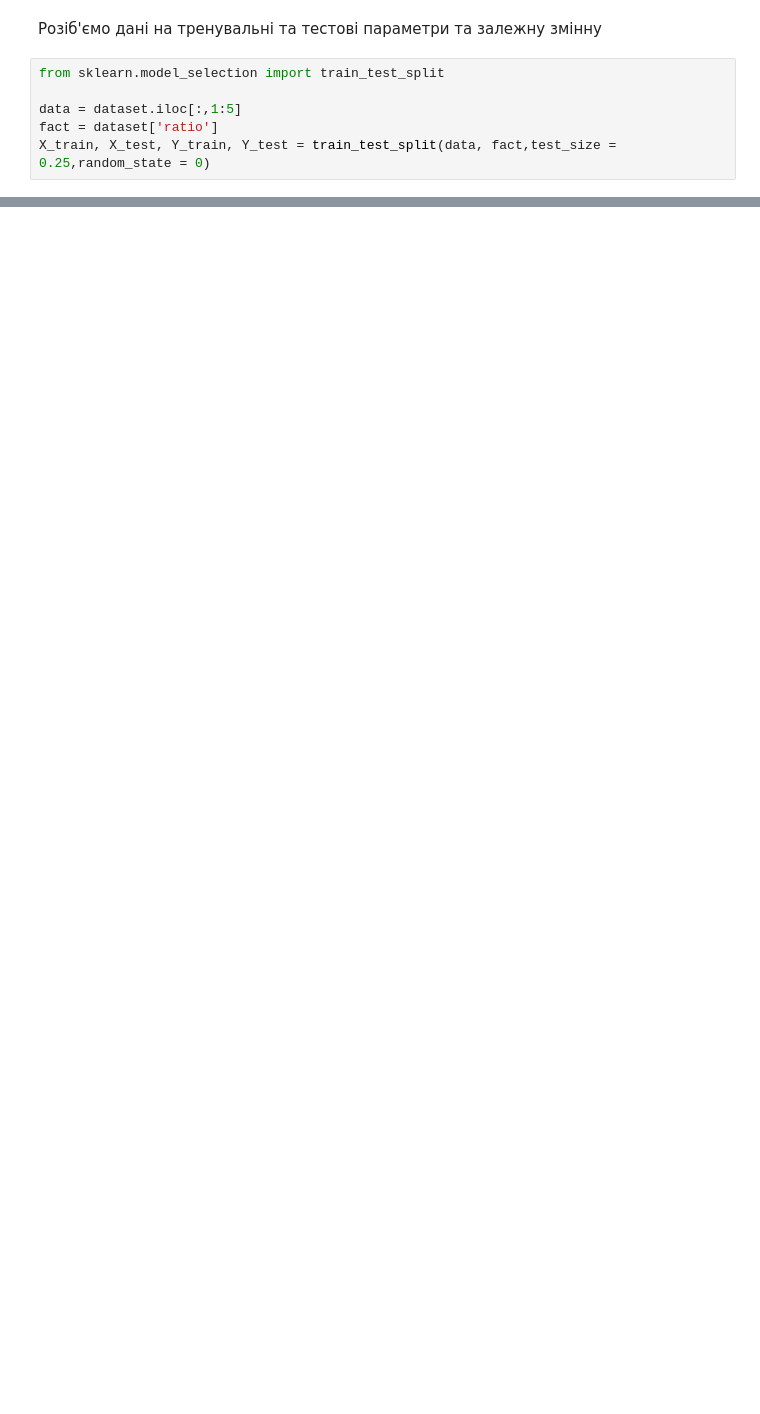
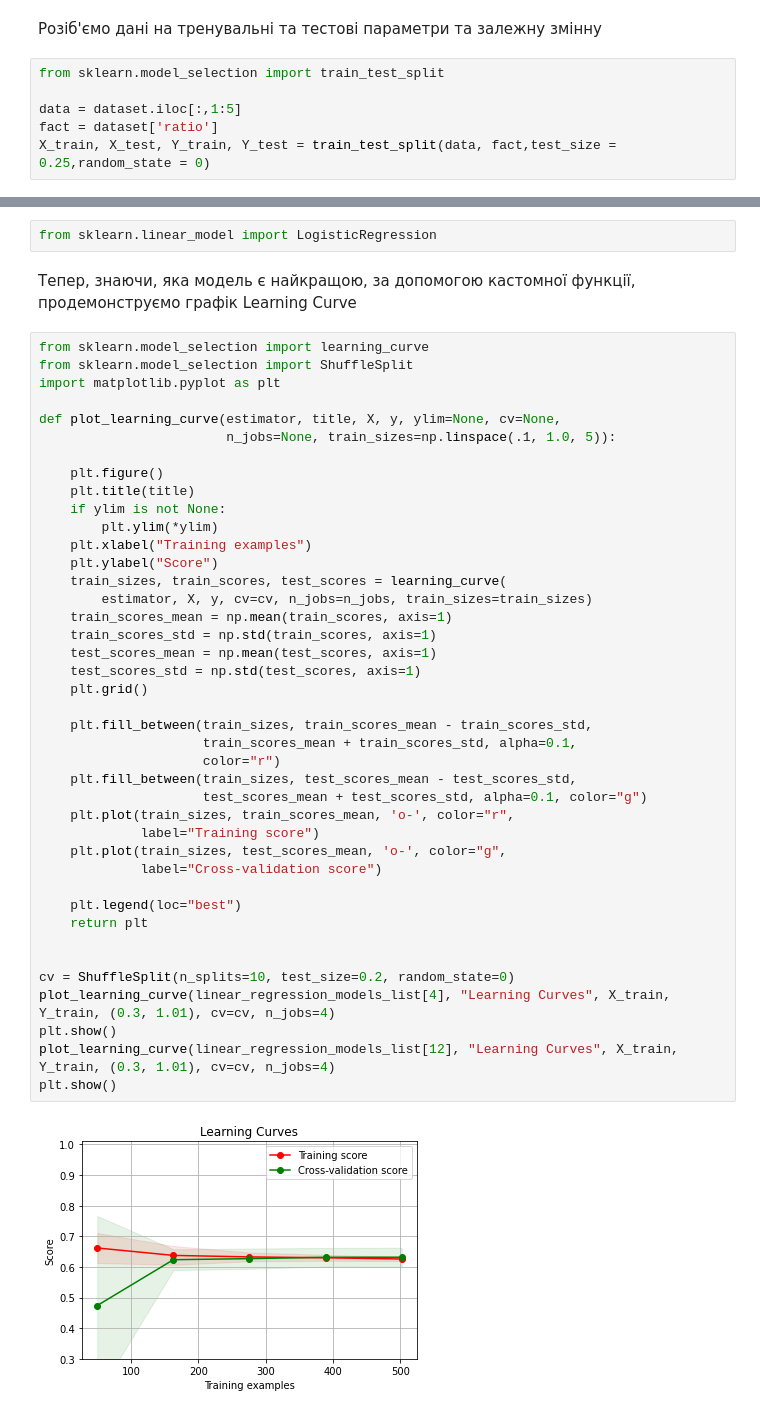
Before and after one commit to YarikHumanities/Canser-Analysis, a Jupyter notebook: methods.ipynb, the cells around one changed output, grey strips where cells are left out. Drawn from its saved outputs; the diff is of its cells as text; blank space fills up the shorter version.

```diff
--- a/methods.ipynb
+++ b/methods.ipynb
@@ -59,0 +153,47 @@ X_train, X_test, Y_train, Y_test = train_test_split(data, fact,test_size = 0.25,
+# %%
+from sklearn.linear_model import LogisticRegression
+# %% [markdown]
+Тепер, знаючи, яка модель є найкращою, за допомогою кастомної функції, продемонструємо графік Learning Curve
+# %%
+from sklearn.model_selection import learning_curve
+from sklearn.model_selection import ShuffleSplit
+import matplotlib.pyplot as plt
+
+def plot_learning_curve(estimator, title, X, y, ylim=None, cv=None,
+                        n_jobs=None, train_sizes=np.linspace(.1, 1.0, 5)):
+
+    plt.figure()
+    plt.title(title)
+    if ylim is not None:
+        plt.ylim(*ylim)
+    plt.xlabel("Training examples")
+    plt.ylabel("Score")
+    train_sizes, train_scores, test_scores = learning_curve(
+        estimator, X, y, cv=cv, n_jobs=n_jobs, train_sizes=train_sizes)
+    train_scores_mean = np.mean(train_scores, axis=1)
+    train_scores_std = np.std(train_scores, axis=1)
+    test_scores_mean = np.mean(test_scores, axis=1)
+    test_scores_std = np.std(test_scores, axis=1)
+    plt.grid()
+
+    plt.fill_between(train_sizes, train_scores_mean - train_scores_std,
+                     train_scores_mean + train_scores_std, alpha=0.1,
+                     color="r")
+    plt.fill_between(train_sizes, test_scores_mean - test_scores_std,
+                     test_scores_mean + test_scores_std, alpha=0.1, color="g")
+    plt.plot(train_sizes, train_scores_mean, 'o-', color="r",
+             label="Training score")
+    plt.plot(train_sizes, test_scores_mean, 'o-', color="g",
+             label="Cross-validation score")
+
+    plt.legend(loc="best")
+    return plt
+
+
+cv = ShuffleSplit(n_splits=10, test_size=0.2, random_state=0)
+plot_learning_curve(linear_regression_models_list[4], "Learning Curves", X_train, Y_train, (0.3, 1.01), cv=cv, n_jobs=4)
+plt.show()
+plot_learning_curve(linear_regression_models_list[12], "Learning Curves", X_train, Y_train, (0.3, 1.01), cv=cv, n_jobs=4)
+plt.show()
+# %% [output]
+[figure, added]
```
Also changed, not shown: parts of 17 cells of this notebook.
